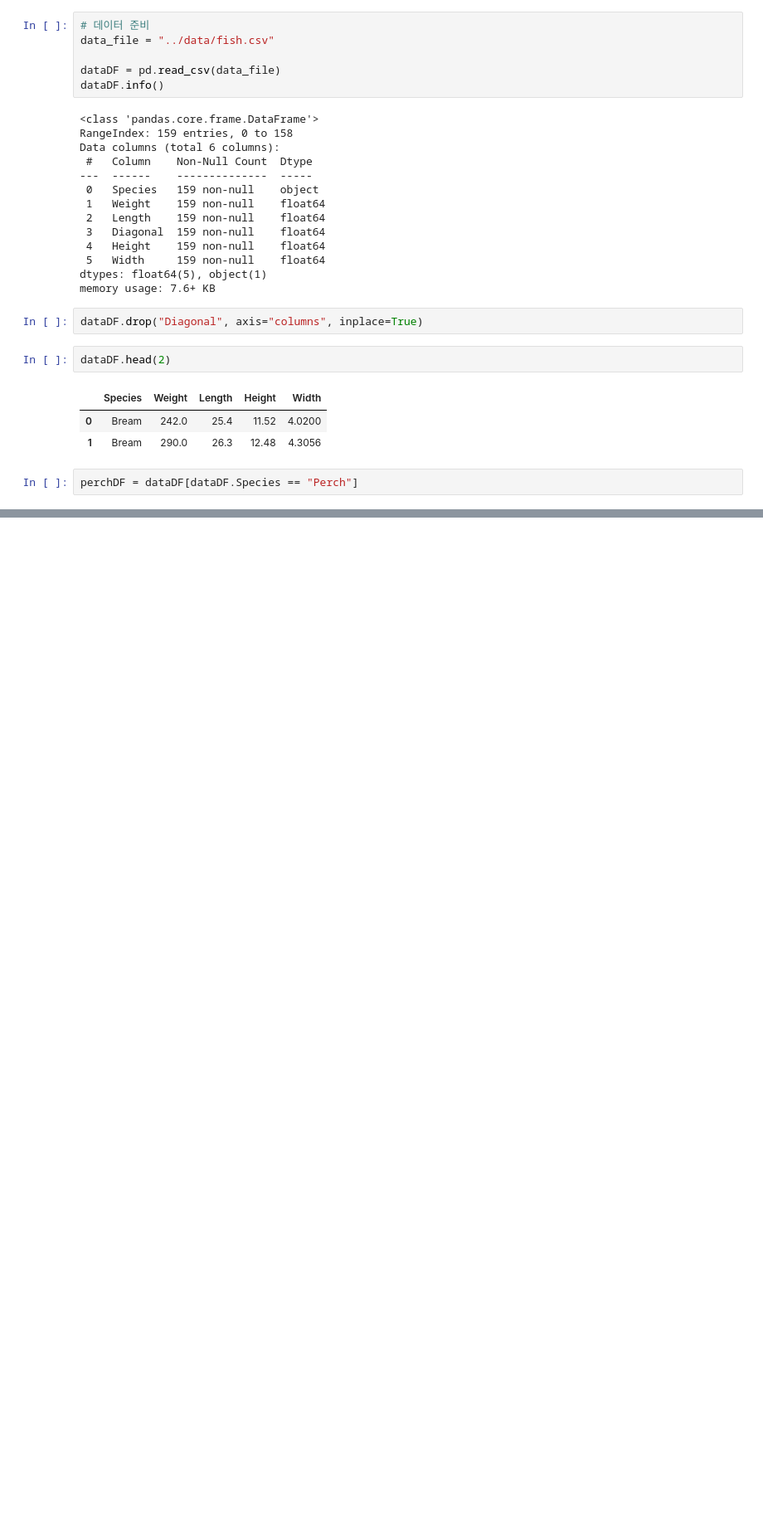
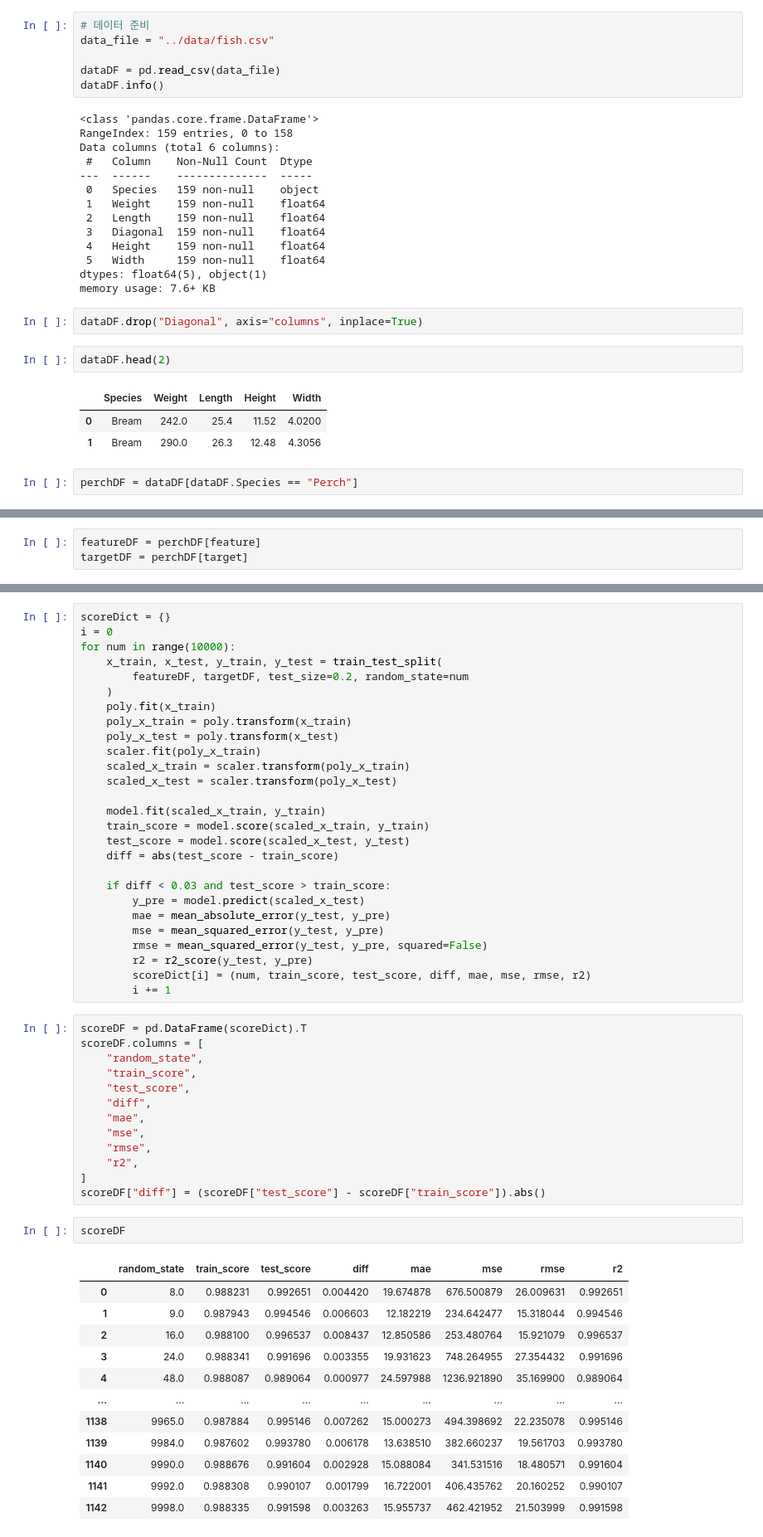
Before and after one commit to Schubert3275/KDT-MachineLearning_Study, a Jupyter notebook: DAY_04/ex_poly_LinearRegression.ipynb, the cells around one changed output, grey strips where cells are left out. Shown at 83% size. Drawn from its saved outputs; the diff is of its cells as text; blank space fills up the shorter version.

```diff
--- a/DAY_04/ex_poly_LinearRegression.ipynb
+++ b/DAY_04/ex_poly_LinearRegression.ipynb
@@ -89,0 +127,3 @@ KeyError: "['Species'] not found in axis"
+# %%
+featureDF = perchDF[feature]
+targetDF = perchDF[target]
@@ -89,0 +134,55 @@ KeyError: "['Species'] not found in axis"
+# %%
+scoreDict = {}
+i = 0
+for num in range(10000):
+    x_train, x_test, y_train, y_test = train_test_split(
+        featureDF, targetDF, test_size=0.2, random_state=num
+    )
+    poly.fit(x_train)
+    poly_x_train = poly.transform(x_train)
+    poly_x_test = poly.transform(x_test)
+    scaler.fit(poly_x_train)
+    scaled_x_train = scaler.transform(poly_x_train)
+    scaled_x_test = scaler.transform(poly_x_test)
+
+    model.fit(scaled_x_train, y_train)
+    train_score = model.score(scaled_x_train, y_train)
+    test_score = model.score(scaled_x_test, y_test)
+    diff = abs(test_score - train_score)
+
+    if diff < 0.03 and test_score > train_score:
+        y_pre = model.predict(scaled_x_test)
+        mae = mean_absolute_error(y_test, y_pre)
+        mse = mean_squared_error(y_test, y_pre)
+        rmse = mean_squared_error(y_test, y_pre, squared=False)
+        r2 = r2_score(y_test, y_pre)
+        scoreDict[i] = (num, train_score, test_score, diff, mae, mse, rmse, r2)
+        i += 1
+# %%
+scoreDF = pd.DataFrame(scoreDict).T
+scoreDF.columns = [
+    "random_state",
+    "train_score",
+    "test_score",
+    "diff",
+    "mae",
+    "mse",
+    "rmse",
+    "r2",
+]
+scoreDF["diff"] = (scoreDF["test_score"] - scoreDF["train_score"]).abs()
+# %%
+scoreDF
+# %% [output]
+|  | random_state | train_score | test_score | diff | mae | mse | rmse | r2 |
+| 0 | 8.0 | 0.988231 | 0.992651 | 0.004420 | 19.674878 | 676.500879 | 26.009631 | 0.992651 |
+| 1 | 9.0 | 0.987943 | 0.994546 | 0.006603 | 12.182219 | 234.642477 | 15.318044 | 0.994546 |
+| 2 | 16.0 | 0.988100 | 0.996537 | 0.008437 | 12.850586 | 253.480764 | 15.921079 | 0.996537 |
+| 3 | 24.0 | 0.988341 | 0.991696 | 0.003355 | 19.931623 | 748.264955 | 27.354432 | 0.991696 |
+| 4 | 48.0 | 0.988087 | 0.989064 | 0.000977 | 24.597988 | 1236.921890 | 35.169900 | 0.989064 |
+| ... | ... | ... | ... | ... | ... | ... | ... | ... |
+| 1138 | 9965.0 | 0.987884 | 0.995146 | 0.007262 | 15.000273 | 494.398692 | 22.235078 | 0.995146 |
+| 1139 | 9984.0 | 0.987602 | 0.993780 | 0.006178 | 13.638510 | 382.660237 | 19.561703 | 0.993780 |
+| 1140 | 9990.0 | 0.988676 | 0.991604 | 0.002928 | 15.088084 | 341.531516 | 18.480571 | 0.991604 |
+| 1141 | 9992.0 | 0.988308 | 0.990107 | 0.001799 | 16.722001 | 406.435762 | 20.160252 | 0.990107 |
+| 1142 | 9998.0 | 0.988335 | 0.991598 | 0.003263 | 15.955737 | 462.421952 | 21.503999 | 0.991598 |
```
Also changed, not shown: parts of 11 cells of this notebook.
